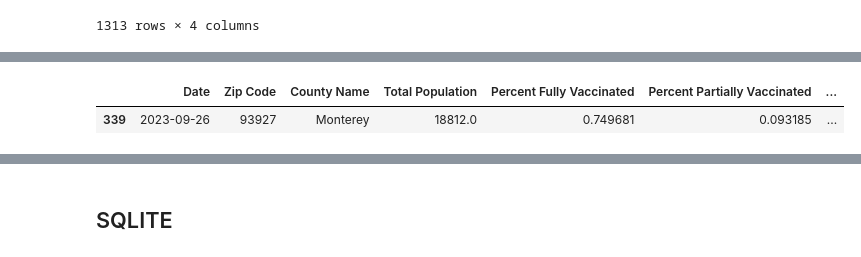
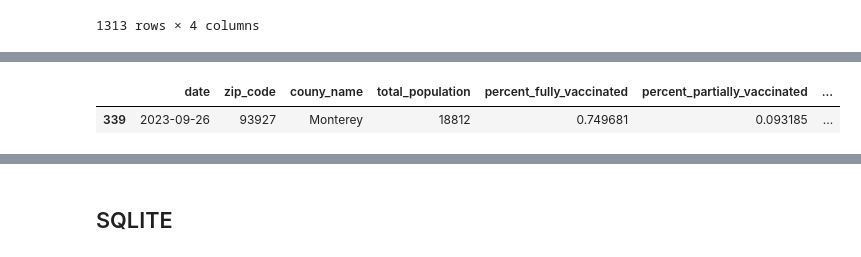
Before and after one commit to Nicole-Ham/Project-3-Covid, a Jupyter notebook: HPI_and_Poverty/VaccinationZipCodes.ipynb, the cells around one changed output, grey strips where cells are left out. Drawn from its saved outputs; the diff is of its cells as text; code cells hidden in the pictures.

```diff
--- a/HPI_and_Poverty/VaccinationZipCodes.ipynb
+++ b/HPI_and_Poverty/VaccinationZipCodes.ipynb
@@ -83,3 +83,9 @@ df.drop(columns=drops_vaccine, inplace=True)
 # Keeping the latest dates for each Zip Code
 df.sort_values(by='Date', ascending=False, inplace=True)
 df.drop_duplicates(subset='Zip Code', keep='first', inplace=True)
+# %%
+df.dropna(inplace=True)
+# %%
+# Change to float
+df['Total Population'] = df['Total Population'].astype(int)
+df
@@ -347,0 +368,17 @@ vaccines_hpi_poverty_df.head()
+# %%
+vacc_hpi_poverty_columns= {
+    'Date': 'date',
+    'Zip Code': 'zip_code',
+    'County Name': 'couny_name',
+    'Total Population': 'total_population',
+    'Percent Fully Vaccinated': 'percent_fully_vaccinated',
+    'Percent Partially Vaccinated': 'percent_partially_vaccinated',
+    'Employed Percentile': 'employed_percentile',
+    'Income Value': 'income_value',
+    'HPI Value': 'hpi_value'
+}
+
+# Rename the columns using the dictionary
+vaccines_hpi_poverty_df.rename(columns=vacc_hpi_poverty_columns, inplace=True)
+
+vaccines_hpi_poverty_df
@@ -348,6 +399,6 @@ vaccines_hpi_poverty_df.head()
 # %%
-zip_code_93927 = vaccines_hpi_poverty_df[vaccines_hpi_poverty_df["Zip Code"] == 93927]
+zip_code_93927 = vaccines_hpi_poverty_df[vaccines_hpi_poverty_df["zip_code"] == 93927]
 zip_code_93927
 # %% [output]
-|  | Date | Zip Code | County Name | Total Population | Percent Fully Vaccinated | Percent Partially Vaccinated | ... |
-| 339 | 2023-09-26 | 93927 | Monterey | 18812.0 | 0.749681 | 0.093185 | ... |
+|  | date | zip_code | couny_name | total_population | percent_fully_vaccinated | percent_partially_vaccinated | ... |
+| 339 | 2023-09-26 | 93927 | Monterey | 18812 | 0.749681 | 0.093185 | ... |
```
Also changed, not shown: parts of 9 cells of this notebook, 7 other files.
